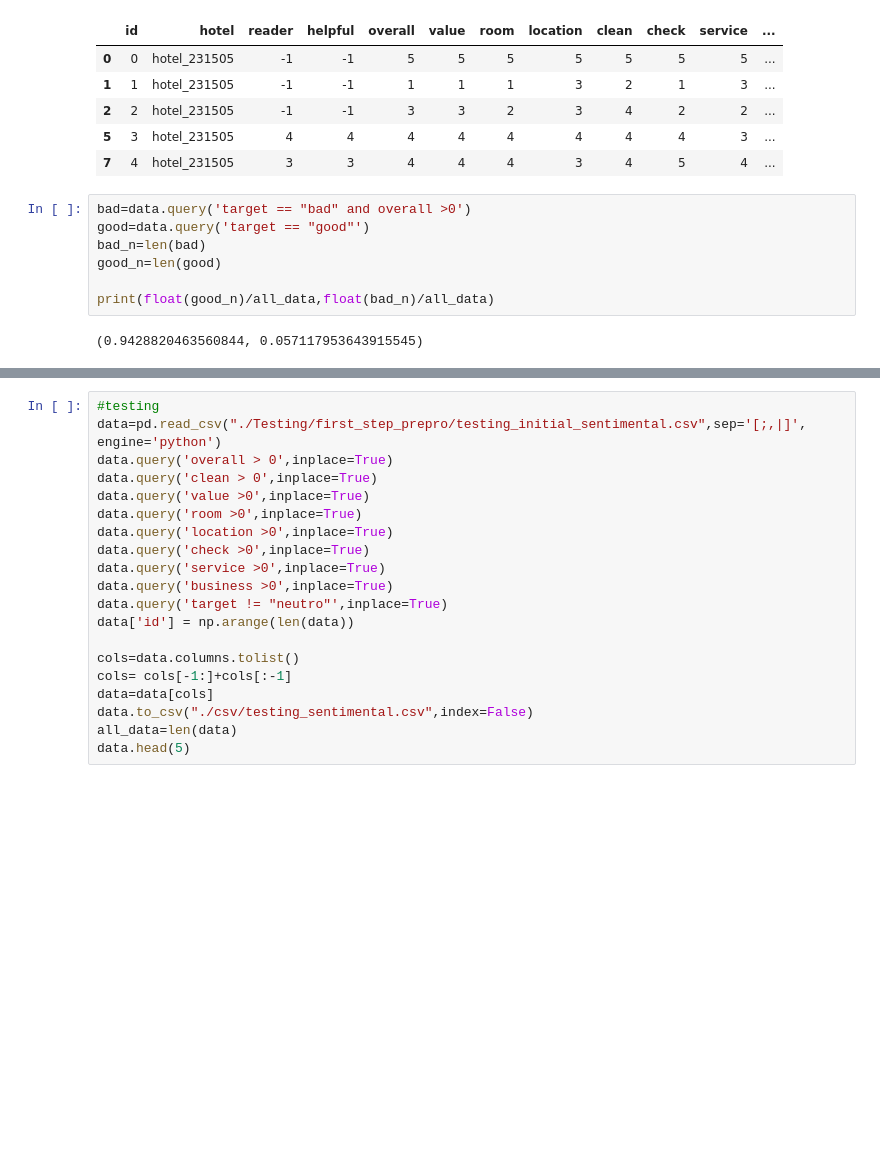
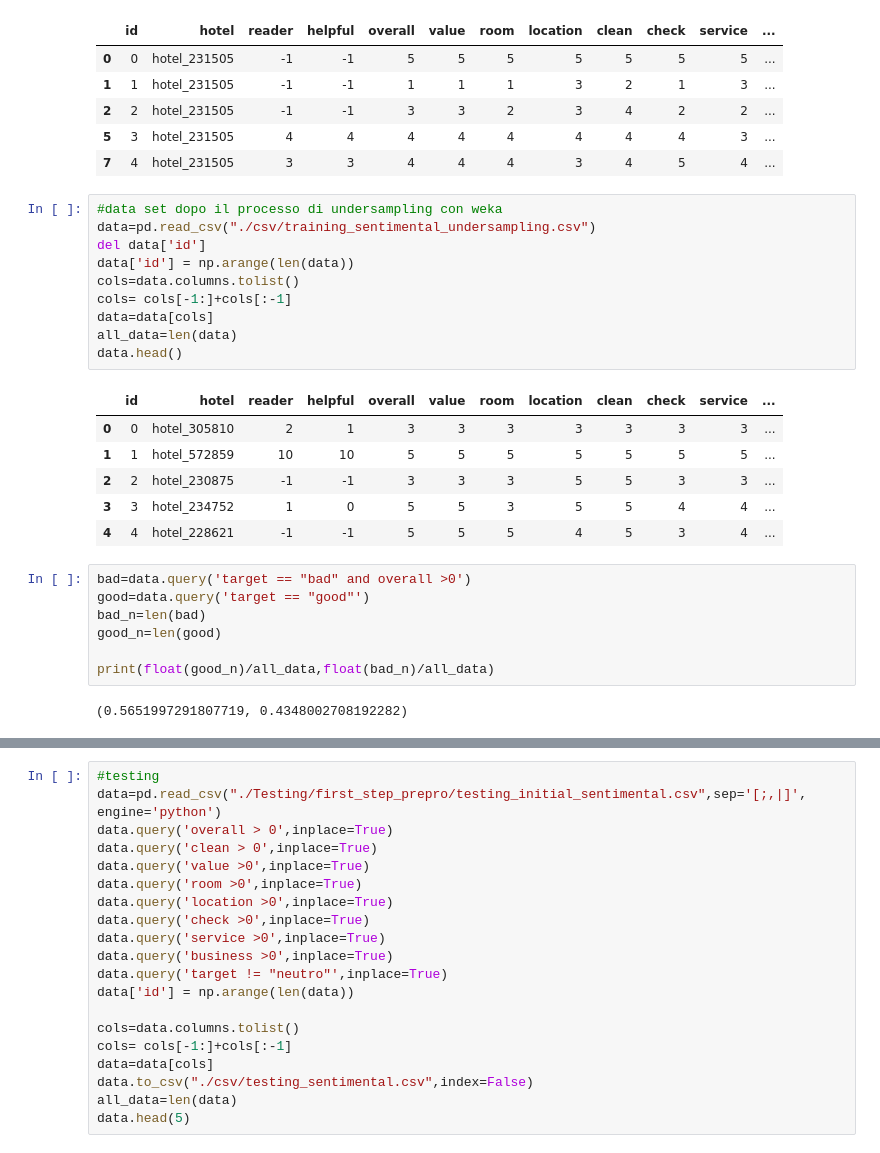
Before and after one commit to ricardoanibalmatamorosaragon/prediction_tripadvisor, a Jupyter notebook: naivebayes_sentimental.ipynb, the cells around one changed output, grey strips where cells are left out. Drawn from its saved outputs; the diff is of its cells as text; blank space fills up the shorter version.

```diff
--- a/naivebayes_sentimental.ipynb
+++ b/naivebayes_sentimental.ipynb
@@ -41,6 +41,23 @@ data.head(5)
 | 2 | 2 | hotel_231505 | -1 | -1 | 3 | 3 | 2 | 3 | 4 | 2 | 2 | ... |
 | 5 | 3 | hotel_231505 | 4 | 4 | 4 | 4 | 4 | 4 | 4 | 4 | 3 | ... |
 | 7 | 4 | hotel_231505 | 3 | 3 | 4 | 4 | 4 | 3 | 4 | 5 | 4 | ... |
+# %%
+#data set dopo il processo di undersampling con weka
+data=pd.read_csv("./csv/training_sentimental_undersampling.csv")
+del data['id']
+data['id'] = np.arange(len(data))
+cols=data.columns.tolist()
+cols= cols[-1:]+cols[:-1]
+data=data[cols]
+all_data=len(data)
+data.head()
+# %% [output]
+|  | id | hotel | reader | helpful | overall | value | room | location | clean | check | service | ... |
+| 0 | 0 | hotel_305810 | 2 | 1 | 3 | 3 | 3 | 3 | 3 | 3 | 3 | ... |
+| 1 | 1 | hotel_572859 | 10 | 10 | 5 | 5 | 5 | 5 | 5 | 5 | 5 | ... |
+| 2 | 2 | hotel_230875 | -1 | -1 | 3 | 3 | 3 | 5 | 5 | 3 | 3 | ... |
+| 3 | 3 | hotel_234752 | 1 | 0 | 5 | 5 | 3 | 5 | 5 | 4 | 4 | ... |
+| 4 | 4 | hotel_228621 | -1 | -1 | 5 | 5 | 5 | 4 | 5 | 3 | 4 | ... |
 # %%
 bad=data.query('target == "bad" and overall >0')
 good=data.query('target == "good"')
@@ -49,7 +66,7 @@ good_n=len(good)
 
 print(float(good_n)/all_data,float(bad_n)/all_data)
 # %% [output]
-(0.9428820463560844, 0.057117953643915545)
+(0.5651997291807719, 0.4348002708192282)
 # %%
 #numero di volte per ogni valore di clean dato good
 clean_g_1=data.query('target == "good" and clean == 1')
```
Also changed, not shown: parts of 2 cells of this notebook.
